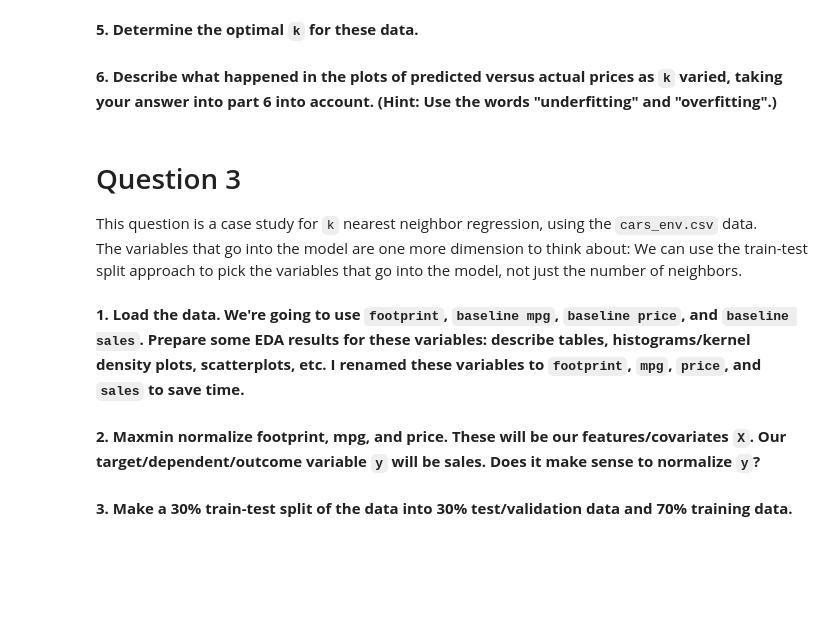
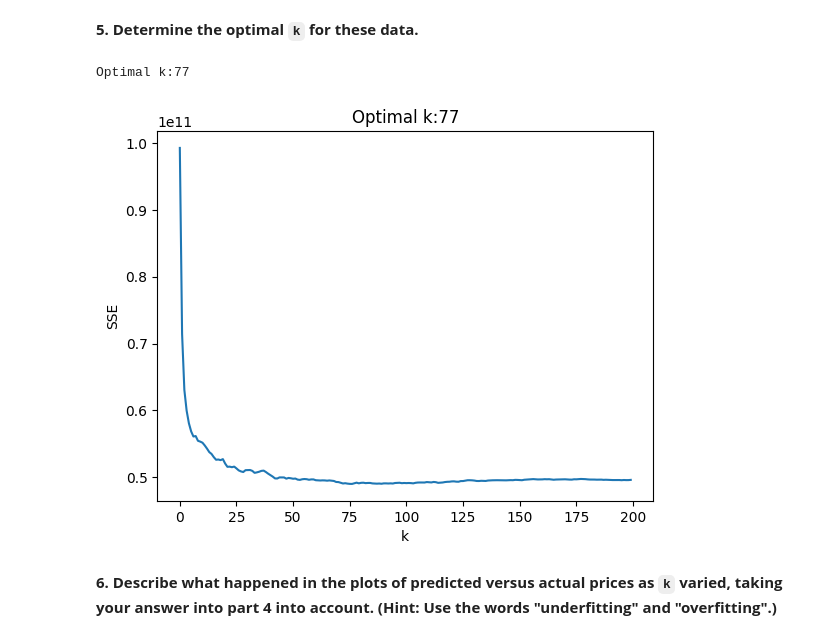
Before and after one commit to kweuj7fh/DS3001-K-Nearest_Neighbor, a Jupyter notebook: Assignment: K-nearest Neighbor.ipynb, the cells around one changed output. Drawn from its saved outputs; the diff is of its cells as text; code cells hidden in the pictures; blank space fills up the shorter version.

```diff
--- a/Assignment: K-nearest Neighbor.ipynb
+++ b/Assignment: K-nearest Neighbor.ipynb
@@ -47,14 +194,30 @@ The target variable `y` is `price` and the features are `year` and `mileage`.
 # %% [markdown]
 **5. Determine the optimal `k` for these data.**
+# %%
+from sklearn.neighbors import KNeighborsRegressor
+
+k_bar = 200 # upper limit
+k_grid = np.arange(1, k_bar) # the range of k's to consider, starting at 1
+SSE = np.zeros(k_bar) # sse for k
+
+for k in range(k_bar): # loop values and find sse
+    knn_fitted = KNeighborsRegressor(n_neighbors = k + 1) # create the knn model
+    knn_fitted.fit(X_train, y_train)
+    y_hat = knn_fitted.predict(X_test) # predict values
+    SSE[k] = np.sum((y_test-y_hat)**2) # calculate accuracy
+
+SSE_min = np.min(SSE) # lowest recorded sse
+min_index = np.argmin(SSE) # find optimal index
+k_star = k_grid[min_index] # find optimal value of k
+print("Optimal k:" + str(k_star))
+
+plt.plot(np.arange(0, k_bar), SSE) # plot SSE by k
+plt.xlabel("k") # k values on x
+plt.ylabel('SSE') # SSE on y
+plt.title("Optimal k:" + str(k_star)) # title
+plt.show()
+# %% [output]
+Optimal k:77
+[figure, added]
 # %% [markdown]
-**6. Describe what happened in the plots of predicted versus actual prices as `k` varied, taking your answer into part 6 into account. (Hint: Use the words "underfitting" and "overfitting".)**
+**6. Describe what happened in the plots of predicted versus actual prices as `k` varied, taking your answer into part 4 into account. (Hint: Use the words "underfitting" and "overfitting".)**
-# %% [markdown]
-# Question 3
-This question is a case study for `k` nearest neighbor regression, using the `cars_env.csv` data.
-The variables that go into the model are one more dimension to think about: We can use the train-test split approach to pick the variables that go into the model, not just the number of neighbors.
-# %% [markdown]
-**1. Load the data. We're going to use `footprint`, `baseline mpg`, `baseline price`, and `baseline sales`. Prepare some EDA results for these variables: describe tables, histograms/kernel density plots, scatterplots, etc. I renamed these variables to `footprint`, `mpg`, `price`, and `sales` to save time.**
-# %% [markdown]
-**2. Maxmin normalize footprint, mpg, and price. These will be our features/covariates `X`. Our target/dependent/outcome variable `y` will be sales. Does it make sense to normalize `y`?**
-# %% [markdown]
-**3. Make a 30% train-test split of the data into 30% test/validation data and 70% training data.**
```
Also changed, not shown: parts of 24 cells of this notebook.
